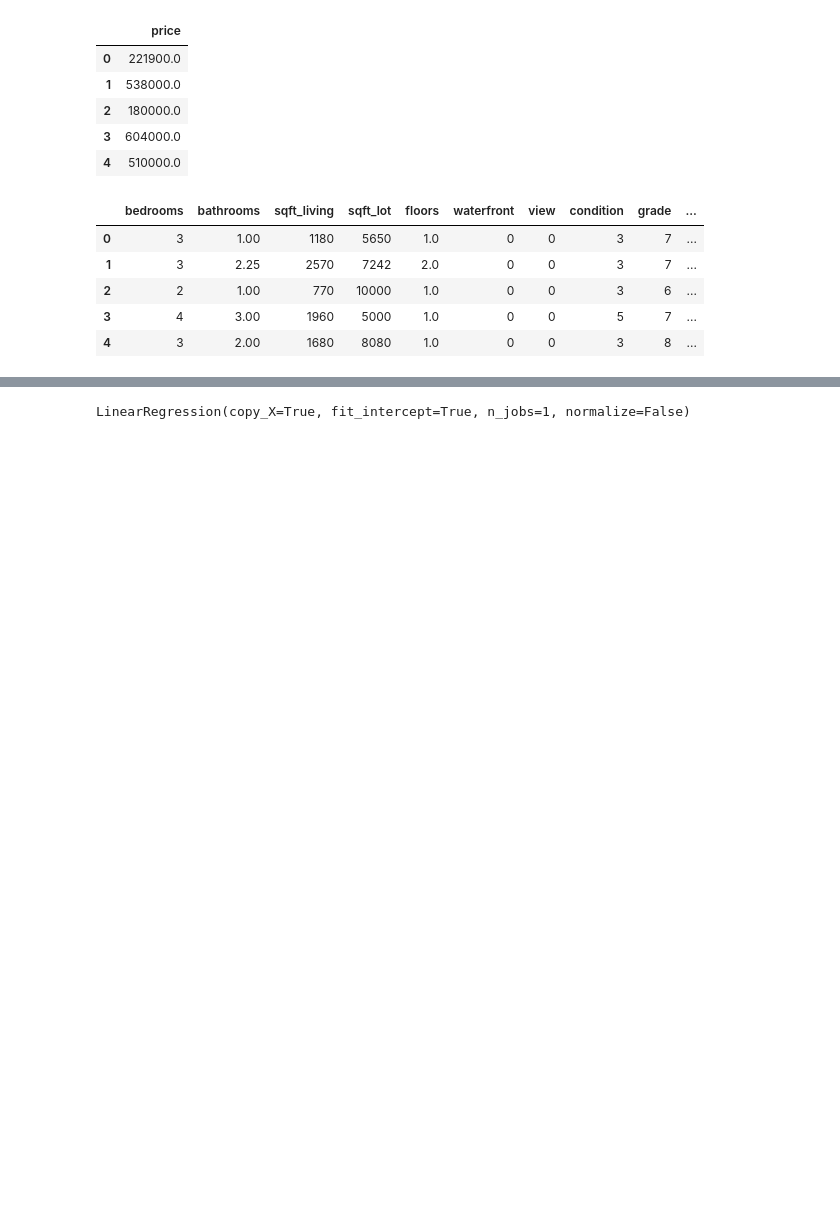
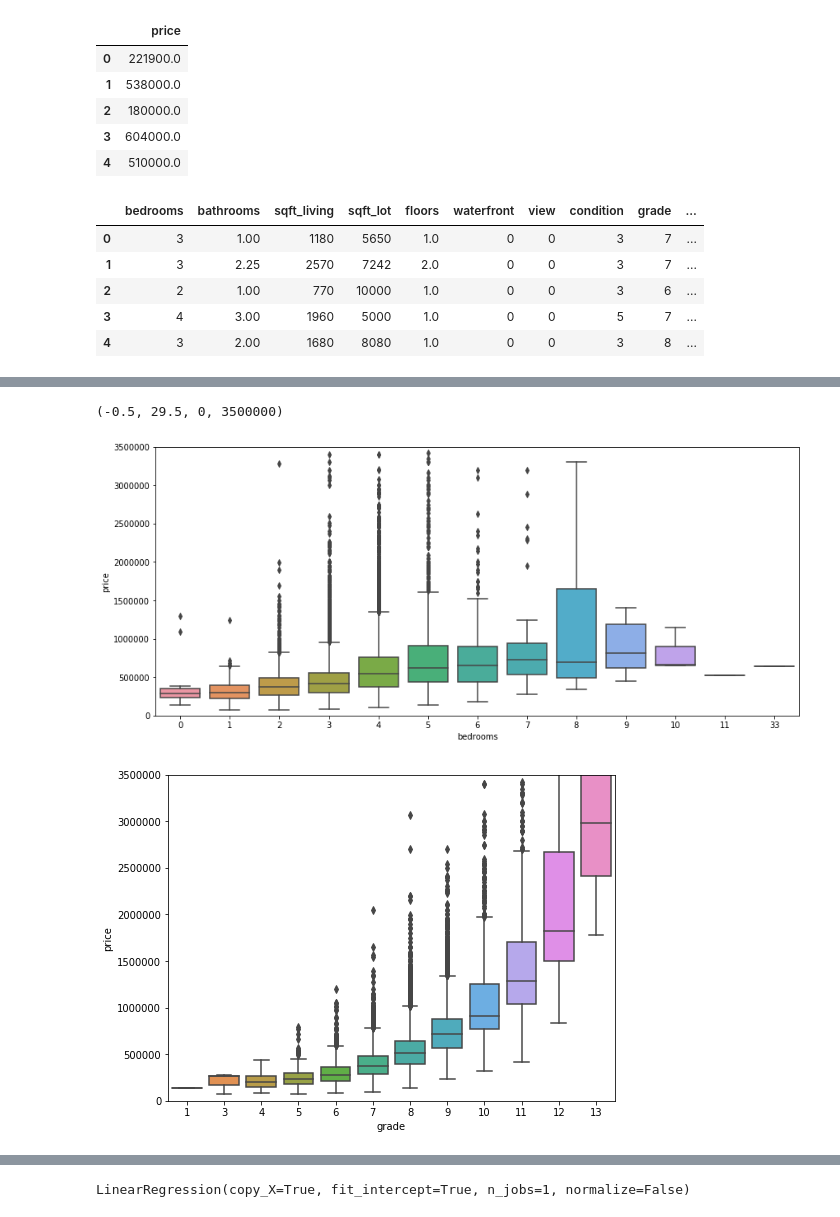
Before and after one commit to almogun9963/data-science, a Jupyter notebook: Data science regression.ipynb, the cells around one changed output, grey strips where cells are left out. Cells and saved outputs as stored; diff of their text form; code cells hidden in the pictures; blank space fills up the shorter version.

```diff
--- a/Data science regression.ipynb
+++ b/Data science regression.ipynb
@@ -107,0 +125,25 @@ sns.pairplot(df, x_vars=['lat','long','sqft_living15','sqft_lot15'], y_vars='pri
+# %%
+#looking at the "bedrooms","grade" and "bathrooms" features.
+import matplotlib.pyplot as plt
+var = 'bedrooms'
+data = pd.concat([df['price'], df[var]], axis=1)
+f, ax = plt.subplots(figsize=(14, 6))
+fig = sns.boxplot(x=var, y="price", data=data)
+fig.axis(ymin=0, ymax=3500000)
+
+var = 'grade'
+data = pd.concat([df['price'], df[var]], axis=1)
+f, ax = plt.subplots(figsize=(8, 6))
+fig = sns.boxplot(x=var, y="price", data=data)
+fig.axis(ymin=0, ymax=3500000)
+
+var = 'bathrooms'
+data = pd.concat([df['price'], df[var]], axis=1)
+f, ax = plt.subplots(figsize=(20, 20))
+fig = sns.boxplot(x=var, y="price", data=data)
+fig.axis(ymin=0, ymax=3500000)
+#we can understand that as the features "bathrooms", "grade", "bedrooms" increase, so does the price.
+# %% [output]
+(-0.5, 29.5, 0, 3500000)
+[figure, added]
+[figure, added]
```
Also changed, not shown: parts of 21 cells of this notebook, 1 other file.
